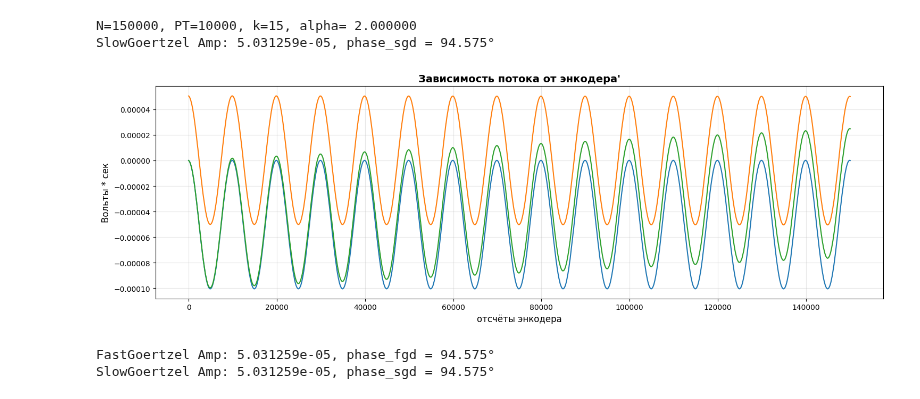
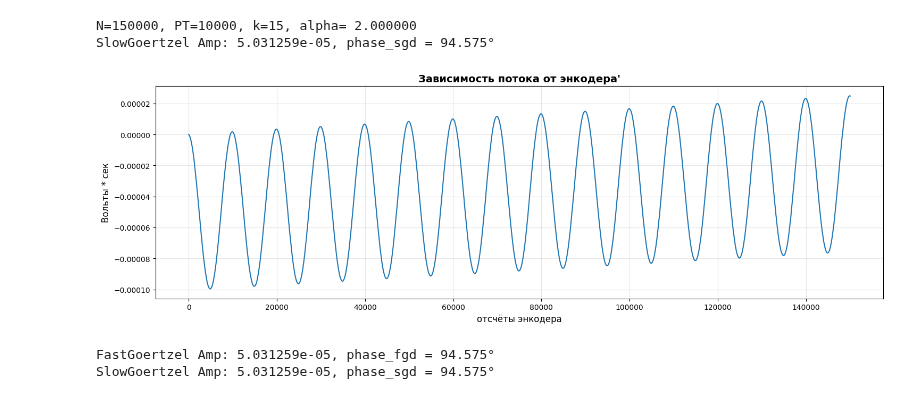
Before and after one commit to BuslaySt/Helmholz-Polymagnit, a Jupyter notebook: code/HarmData_fast.ipynb, the cells around one changed output. Drawn from its saved outputs; the diff is of its cells as text; code cells hidden in the pictures.

```diff
--- a/code/HarmData_fast.ipynb
+++ b/code/HarmData_fast.ipynb
@@ -97,7 +96,7 @@ if a:
     df_filtered.to_csv(os.path.join(dir, filename))
 # %%
 if not a:
-    df_raw = pd.read_csv(os.path.join('data','data_raw.csv'), index_col=0)
+    df_raw = pd.read_csv(os.path.join('data','data_raw_2025-12-19_16-07-44 1142 -85.csv'), index_col=0, skiprows=4)
 
     # Фильтрация данных от дельта-шумов
     df_filtered = pd.DataFrame()
@@ -109,6 +108,6 @@ if not a:
     df_filtered['data'] = signal.medfilt(df_raw.data, kernel_size=window_size)[trim_offset:-trim_offset]
     df_filtered['encoder'] = signal.medfilt(df_raw.encoder, kernel_size=window_size)[trim_offset:-trim_offset]
 
-    %matplotlib inline
+    %matplotlib qt5
     df_filtered.data.plot()
     df_filtered.encoder.plot()
@@ -143,7 +140,7 @@ else:
 df_trimmed['period'] = (df_trimmed['encoder'] != df_trimmed['encoder'].shift()).cumsum()
 
 # 2. Группируем по периоду, затем вычисляем среднее, после чего сбрасываем индекс и период
-df_res = df_trimmed.groupby('period').agg({'data': 'sum', 'encoder': 'first'}).reset_index(drop=True)
+df_res = df_trimmed.groupby('period').agg({'data': 'sum', 'encoder': 'first', 'period': 'first'}).reset_index(drop=True)
 
 # 3. Интеграл (кумулятивная сумма)
 df_res['integral'] = -1.0*df_res.data.cumsum()
@@ -158,8 +155,8 @@ df_res['integral'] = -1.0*df_res.data.cumsum()
 df_res['volts'] = (2.5/32767 * 1/96937 * 1/1144.8)*df_res['integral']
 
 # 5. Угол в градусах
-df_res['deg'] = (df_res['encoder']/10000)*360
+df_res['deg'] = (df_res['period']/10000)*360
 # %%
-df_res = pd.read_csv(os.path.join('data','data_res.csv'), index_col=None)
+# df_res = pd.read_csv(os.path.join('data','data_res.csv'), index_col=None)
 df_res
 # %% [output]
@@ -199,7 +196,7 @@ PT = 10000
 amp_fg, phase_fg = fg.goertzel(df_res.volts.values, 1/PT)
 phase_fgd = (phase_fg+np.pi/2)*180/np.pi
 
-df_res['goertzel'] = amp_fg * np.cos(2*np.pi * 1/PT * df_res.index.values + phase_fg)
+# df_res['fastgoertzel'] = amp_fg * np.cos(2*np.pi * 1/PT * df_res.index.values + phase_fg)
 
 print(f'FastGoertzel Amp: {amp_fg:.6e}, {phase_fgd = :.3f}°')
 # %% [output]
@@ -394,24 +407,24 @@ df_res['detrended2'] = signal.detrend(df_res.volts, type='linear')
 # %%
 %matplotlib inline
 # Создаем график с настройками
 plt.figure(figsize=(15, 5))
 # Добавляем заголовок и подписи осей
 plt.title("Зависимость потока от энкодера'", fontsize=14, fontweight='bold')
 plt.xlabel("отсчёты энкодера", fontsize=12)
 plt.ylabel("Вольты * сек", fontsize=12)
 
 plt.grid(True, alpha=0.3) # Улучшаем сетку
 
-plt.plot(df_res.detrended1)
-plt.plot(df_res.detrended2)
+# plt.plot(df_res.detrended1)
+# plt.plot(df_res.detrended2)
 plt.plot(df_res.volts)
 # plt.plot(df_res.goertzel-amp_fg)
 
 # Показываем график
 plt.tight_layout()
 plt.show()
 # %% [output]
-[figure, old version]
+[figure, new version]
 # %%
 print(f'FastGoertzel Amp: {amp_fg:.6e}, {phase_fgd = :.3f}°')
 print(f'SlowGoertzel Amp: {amp_sg:.6e}, {phase_sgd = :.3f}°')
```
Also changed, not shown: parts of 5 cells of this notebook.
